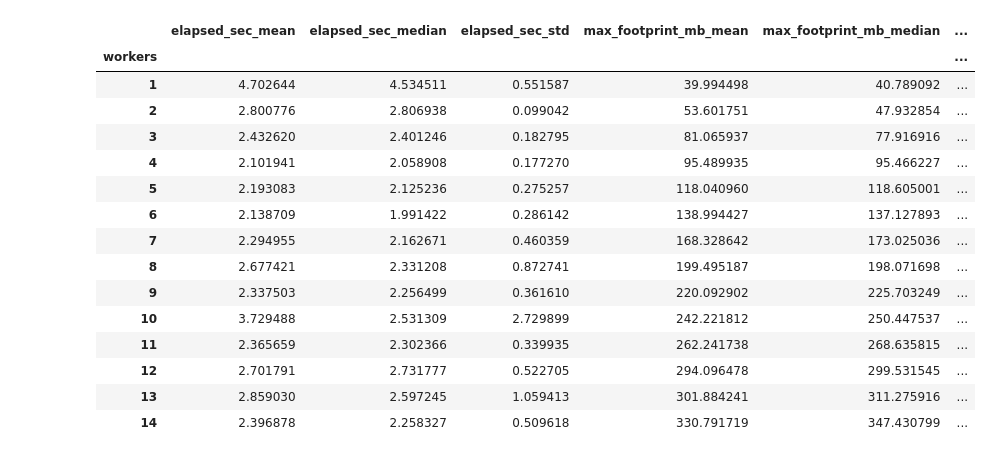
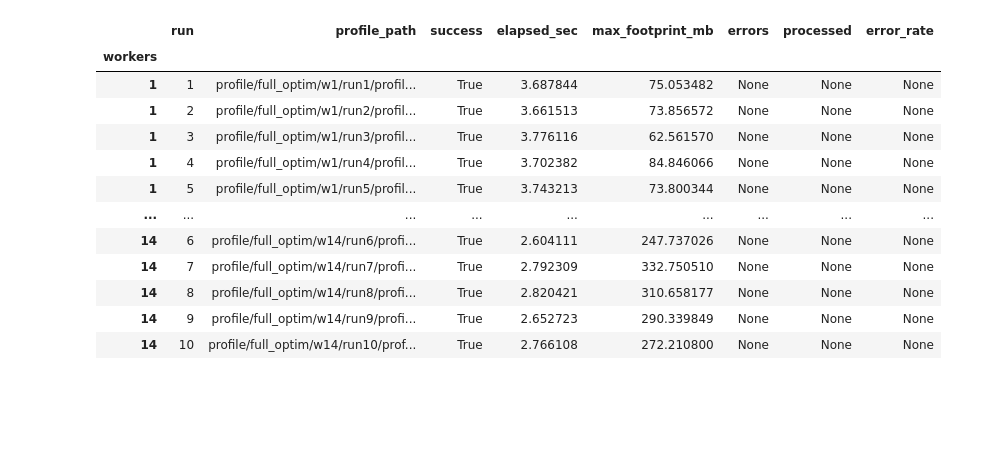
Before and after one commit to pechenovadasha/python_project, a Jupyter notebook: compare_res.ipynb, the cells around one changed output. Cells and saved outputs as stored; diff of their text form; code cells hidden in the pictures; blank space fills up the shorter version.

```diff
--- a/compare_res.ipynb
+++ b/compare_res.ipynb
@@ -22,38 +23,78 @@ def extract_profile_metrics(path: Path) -> dict:
     }
 
 
+def extract_error_stats(run_dir: Path) -> dict:
+    errors = None
+    processed = None
+    error_rate = None
+    # No explicit error metrics in current data; keep placeholder
+    return {'errors': errors, 'processed': processed, 'error_rate': error_rate}
+
+
+def is_successful_run(metrics: dict, stats: dict, html_exists: bool) -> bool:
+    if not html_exists:
+        return False
+    if not metrics['elapsed_sec'] or not metrics['max_footprint_mb']:
+        return False
+    if stats.get('processed') == 0:
+        return False
+    if stats.get('error_rate') is not None and stats['error_rate'] > 0:
+        return False
+    return True
+
+
 def load_runs():
     rows = []
     for sub in sorted(PROFILE_ROOT.glob(RUN_GLOB), key=lambda p: int(p.name.lstrip('w') or 0)):
-        # вариант без run*/profile.json (старый формат)
+        # old format without run*/profile.json
         direct_profile = sub / 'profile.json'
         if direct_profile.exists():
             metrics = extract_profile_metrics(direct_profile)
+            stats = extract_error_stats(sub)
             workers = int(sub.name.lstrip('w') or 0)
-            rows.append({'workers': workers, 'run': 1, 'profile_path': str(direct_profile), **metrics})
-        # новый формат: run*/profile.json
+            html_exists = (sub / 'profile.html').exists()
+            success = is_successful_run(metrics, stats, html_exists)
+            rows.append({'workers': workers, 'run': 1, 'profile_path': str(direct_profile), 'success': success, **metrics, **stats})
+        # new format: run*/profile.json
         for run_dir in sorted(sub.glob('run*'), key=lambda p: int(p.name.lstrip('run') or 0)):
             profile_path = run_dir / 'profile.json'
             if not profile_path.exists():
                 continue
             metrics = extract_profile_metrics(profile_path)
+            stats = extract_error_stats(run_dir)
             workers = int(sub.name.lstrip('w') or 0)
             run_num = int(run_dir.name.lstrip('run') or 0)
-            rows.append({'workers': workers, 'run': run_num, 'profile_path': str(profile_path), **metrics})
+            html_exists = (run_dir / 'profile.html').exists()
+            success = is_successful_run(metrics, stats, html_exists)
+            rows.append({'workers': workers, 'run': run_num, 'profile_path': str(profile_path), 'success': success, **metrics, **stats})
     if not rows:
-        return pd.DataFrame(columns=['workers', 'run', 'profile_path', 'elapsed_sec', 'max_footprint_mb']).set_index('workers')
+        return pd.DataFrame(columns=['workers', 'run', 'profile_path', 'elapsed_sec', 'max_footprint_mb', 'errors', 'processed', 'error_rate', 'success']).set_index('workers')
     return pd.DataFrame(rows).set_index('workers').sort_index()
 
+
 df = load_runs()
+failed = int((~df['success']).sum()) if not df.empty else 0
 display(df)
+if failed:
+    print(f"Dropped {failed} runs due to missing html or zero metrics")
+valid_df = df[df['success']].copy()
+display(valid_df)
 
-agg = (df.reset_index().groupby('workers')
+agg = (valid_df.reset_index().groupby('workers')
          .agg(elapsed_sec_mean=('elapsed_sec','mean'),
               elapsed_sec_median=('elapsed_sec','median'),
               elapsed_sec_std=('elapsed_sec','std'),
               max_footprint_mb_mean=('max_footprint_mb','mean'),
               max_footprint_mb_median=('max_footprint_mb','median'),
               max_footprint_mb_std=('max_footprint_mb','std'))
-        ) if not df.empty else pd.DataFrame()
+        ) if not valid_df.empty else pd.DataFrame()
+
+run_errors = (df.reset_index().groupby('workers')
+               .agg(run_error_rate=('success', lambda s: 1 - s.mean()),
+                    failed_runs=('success', lambda s: int((~s).sum())),
+                    total_runs=('success', 'count'))
+              ) if not df.empty else pd.DataFrame()
+
 display(agg)
+display(run_errors)
 # %% [output]
@@ -74,16 +116,13 @@ display(agg)
-|  | elapsed_sec_mean | elapsed_sec_median | elapsed_sec_std | max_footprint_mb_mean | max_footprint_mb_median | ... |
-| workers |  |  |  |  |  | ... |
-| 1 | 4.702644 | 4.534511 | 0.551587 | 39.994498 | 40.789092 | ... |
-| 2 | 2.800776 | 2.806938 | 0.099042 | 53.601751 | 47.932854 | ... |
-| 3 | 2.432620 | 2.401246 | 0.182795 | 81.065937 | 77.916916 | ... |
-| 4 | 2.101941 | 2.058908 | 0.177270 | 95.489935 | 95.466227 | ... |
-| 5 | 2.193083 | 2.125236 | 0.275257 | 118.040960 | 118.605001 | ... |
-| 6 | 2.138709 | 1.991422 | 0.286142 | 138.994427 | 137.127893 | ... |
-| 7 | 2.294955 | 2.162671 | 0.460359 | 168.328642 | 173.025036 | ... |
-| 8 | 2.677421 | 2.331208 | 0.872741 | 199.495187 | 198.071698 | ... |
-| 9 | 2.337503 | 2.256499 | 0.361610 | 220.092902 | 225.703249 | ... |
-| 10 | 3.729488 | 2.531309 | 2.729899 | 242.221812 | 250.447537 | ... |
-| 11 | 2.365659 | 2.302366 | 0.339935 | 262.241738 | 268.635815 | ... |
-| 12 | 2.701791 | 2.731777 | 0.522705 | 294.096478 | 299.531545 | ... |
-| 13 | 2.859030 | 2.597245 | 1.059413 | 301.884241 | 311.275916 | ... |
-| 14 | 2.396878 | 2.258327 | 0.509618 | 330.791719 | 347.430799 | ... |
+|  | run | profile_path | success | elapsed_sec | max_footprint_mb | errors | processed | error_rate |
+| workers |  |  |  |  |  |  |  |  |
+| 1 | 1 | profile/full_optim/w1/run1/profil... | True | 3.687844 | 75.053482 | None | None | None |
+| 1 | 2 | profile/full_optim/w1/run2/profil... | True | 3.661513 | 73.856572 | None | None | None |
+| 1 | 3 | profile/full_optim/w1/run3/profil... | True | 3.776116 | 62.561570 | None | None | None |
+| 1 | 4 | profile/full_optim/w1/run4/profil... | True | 3.702382 | 84.846066 | None | None | None |
+| 1 | 5 | profile/full_optim/w1/run5/profil... | True | 3.743213 | 73.800344 | None | None | None |
+| ... | ... | ... | ... | ... | ... | ... | ... | ... |
+| 14 | 6 | profile/full_optim/w14/run6/profi... | True | 2.604111 | 247.737026 | None | None | None |
+| 14 | 7 | profile/full_optim/w14/run7/profi... | True | 2.792309 | 332.750510 | None | None | None |
+| 14 | 8 | profile/full_optim/w14/run8/profi... | True | 2.820421 | 310.658177 | None | None | None |
+| 14 | 9 | profile/full_optim/w14/run9/profi... | True | 2.652723 | 290.339849 | None | None | None |
+| 14 | 10 | profile/full_optim/w14/run10/prof... | True | 2.766108 | 272.210800 | None | None | None |
```
Also changed, not shown: parts of 5 cells of this notebook, 7 other files.
